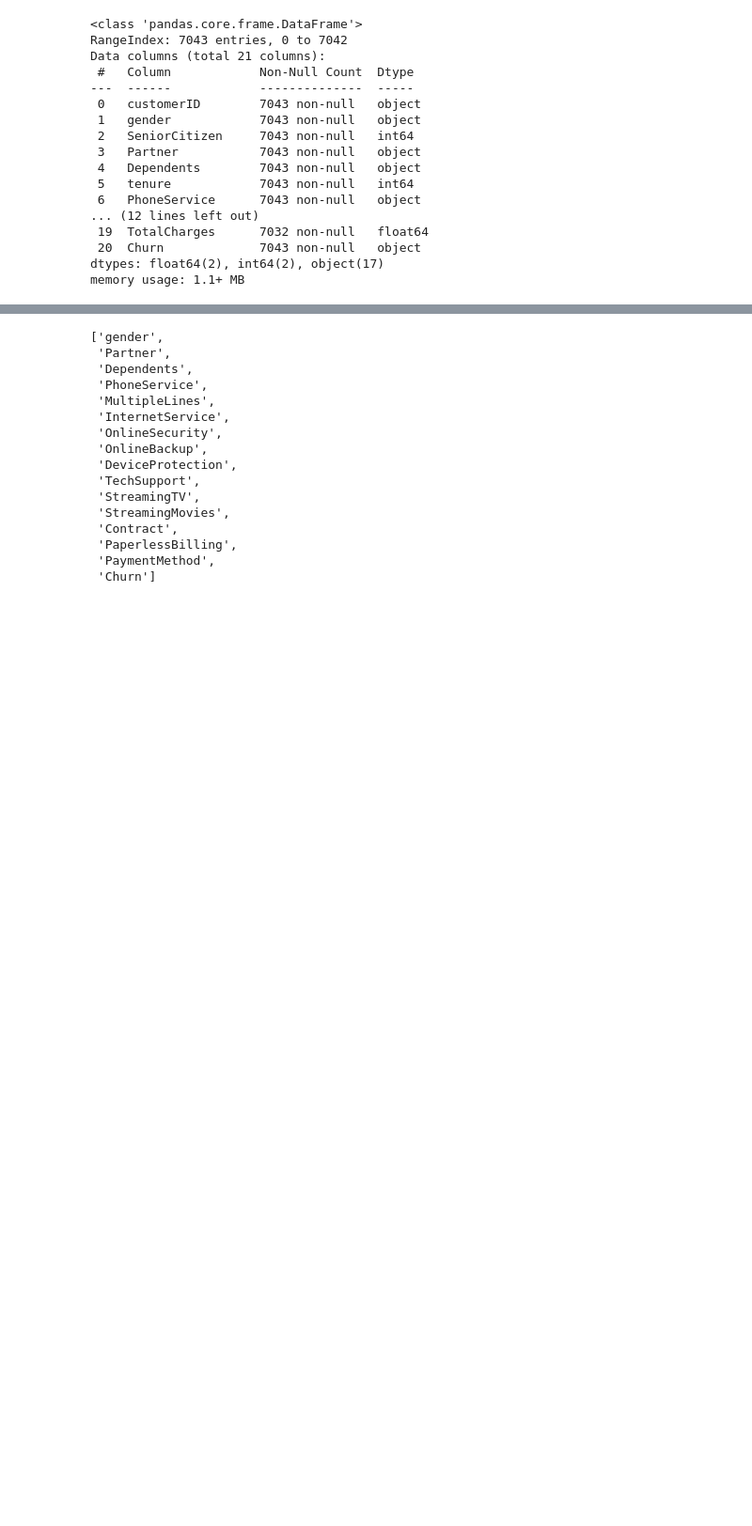
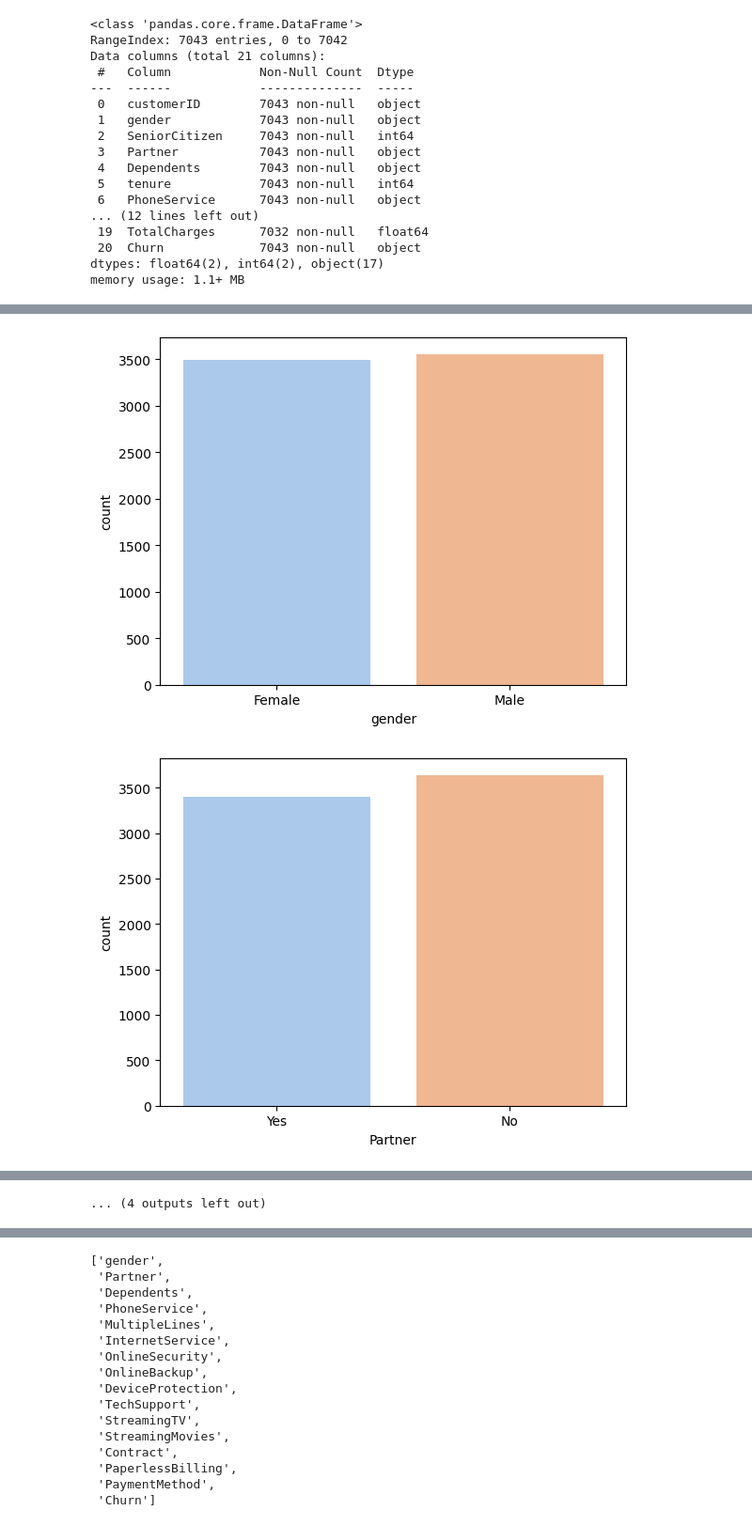
Before and after one commit to kalhara-peiris/Customer_churn, a Jupyter notebook: Untitled72.ipynb, the cells around one changed output, grey strips where cells are left out. Shown: that part at 94% size. Saved outputs shown, nothing was run; the diff lists cells and outputs as text; code cells hidden in the pictures; blank space fills up the shorter version.

```diff
--- a/Untitled72.ipynb
+++ b/Untitled72.ipynb
@@ -94 +90,9 @@ df.isnull().sum()
 dtype: int64
+# %%
+cols=list(df.select_dtypes(include=["object","category"]).columns)
+for i in cols:
+    sns.countplot(x=i,data=df,hue=i,palette="pastel",dodge=False, legend=False)
+    plt.show()
+# %% [output]
+[figure, added]
+[figure, added]
@@ -94,0 +109 @@ dtype: int64
+... (4 outputs left out)
```
Also changed, not shown: parts of 11 cells of this notebook.
